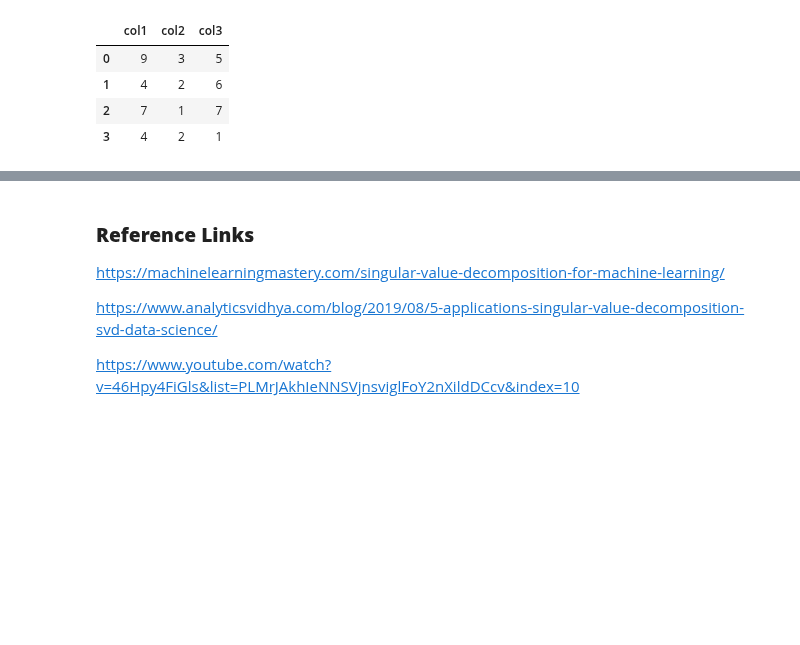
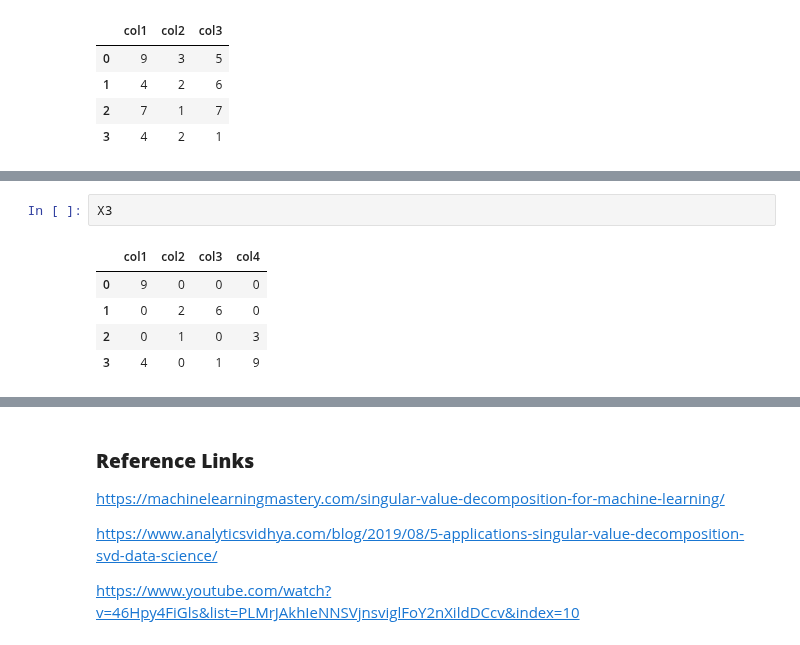
Before and after one commit to raj-shr-git/AAIC_Practice, a Jupyter notebook: ASSIGNMENTS/SA1_Dimensionality_Reduction.ipynb, the cells around one changed output, grey strips where cells are left out. Saved outputs shown, nothing was run; the diff lists cells and outputs as text; blank space fills up the shorter version.

```diff
--- a/ASSIGNMENTS/SA1_Dimensionality_Reduction.ipynb
+++ b/ASSIGNMENTS/SA1_Dimensionality_Reduction.ipynb
@@ -184,0 +297,8 @@ X2
+# %%
+X3
+# %% [output]
+|  | col1 | col2 | col3 | col4 |
+| 0 | 9 | 0 | 0 | 0 |
+| 1 | 0 | 2 | 6 | 0 |
+| 2 | 0 | 1 | 0 | 3 |
+| 3 | 4 | 0 | 1 | 9 |
```
Also changed, not shown: parts of 79 cells of this notebook, 1 other file.
